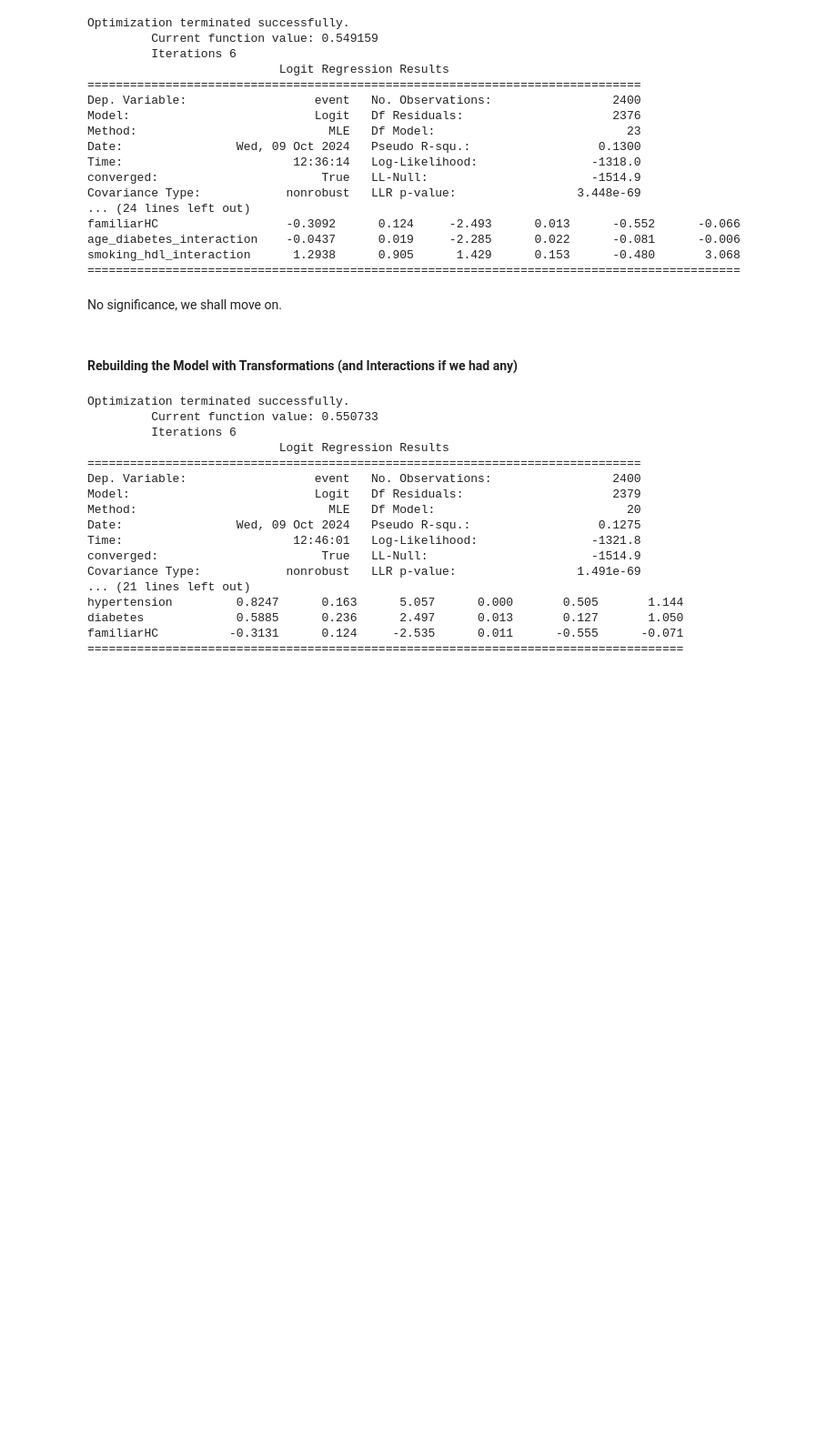
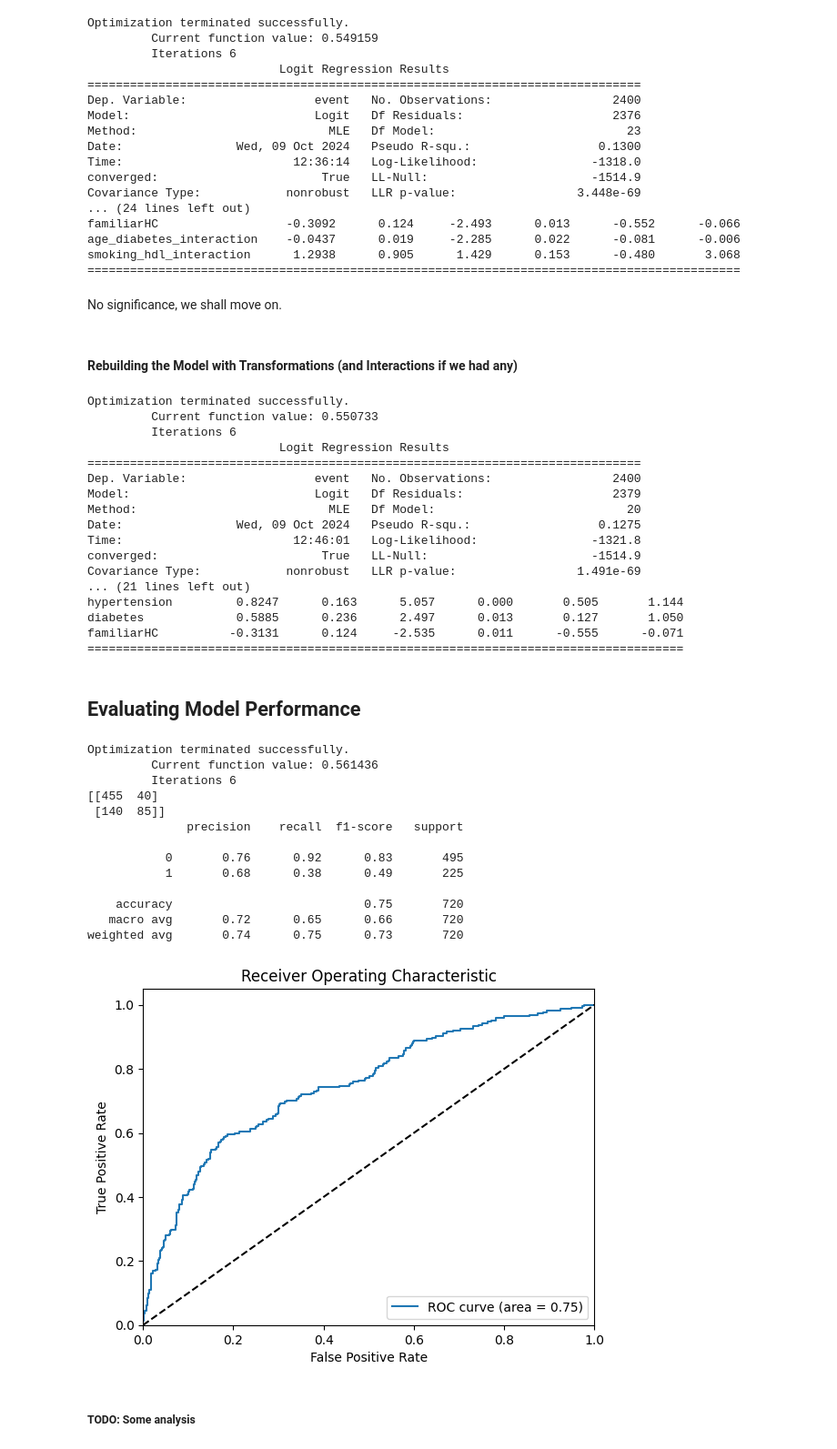
Before and after one commit to matiasto/Fundamentals-of-Data-Science-in-Medicine, a Jupyter notebook: week_2/main.ipynb, the cells around one changed output. Shown at 91% size. Cells and saved outputs as stored; diff of their text form; code cells hidden in the pictures; blank space fills up the shorter version.

Commit message:
feat: evaluating the model

```diff
--- a/week_2/main.ipynb
+++ b/week_2/main.ipynb
@@ -547,3 +547,61 @@ hypertension         0.8247      0.163      5.057      0.000       0.505       1
 diabetes             0.5885      0.236      2.497      0.013       0.127       1.050
 familiarHC          -0.3131      0.124     -2.535      0.011      -0.555      -0.071
 ====================================================================================
+# %% [markdown]
+## Evaluating Model Performance
+# %%
+from sklearn.model_selection import train_test_split
+from sklearn.metrics import roc_curve, auc, confusion_matrix, classification_report
+
+x = data_encoded[predictors].drop(columns=['event'])
+
+X_train, X_test, y_train, y_test = train_test_split(x, data_encoded['event'], test_size=0.3, random_state=42)
+
+model_final = sm.Logit(y_train, X_train)
+result_final = model_final.fit()
+
+# predict probabilities
+y_pred_prob = result_final.predict(X_test)
+
+# predict classes
+y_pred_class = [1 if x > 0.5 else 0 for x in y_pred_prob]
+
+# confusion matrix
+conf_matrix = confusion_matrix(y_test, y_pred_class)
+print(conf_matrix)
+
+# classification report
+class_report = classification_report(y_test, y_pred_class)
+print(class_report)
+
+# roc and auc
+fpr, tpr, thresholds = roc_curve(y_test, y_pred_prob)
+roc_auc = auc(fpr, tpr)
+
+plt.figure()
+plt.plot(fpr, tpr, label='ROC curve (area = %0.2f)' % roc_auc)
+plt.plot([0, 1], [0, 1], 'k--')  # Diagonal line
+plt.xlim([0.0, 1.0])
+plt.ylim([0.0, 1.05])
+plt.xlabel('False Positive Rate')
+plt.ylabel('True Positive Rate')
+plt.title('Receiver Operating Characteristic')
+plt.legend(loc="lower right")
+plt.show()
+# %% [output]
+Optimization terminated successfully.
+         Current function value: 0.561436
+         Iterations 6
+[[455  40]
+ [140  85]]
+              precision    recall  f1-score   support
+
+           0       0.76      0.92      0.83       495
+           1       0.68      0.38      0.49       225
+
+    accuracy                           0.75       720
+   macro avg       0.72      0.65      0.66       720
+weighted avg       0.74      0.75      0.73       720
+[figure, added]
+# %% [markdown]
+##### TODO: Some analysis
```
Also changed, not shown: parts of 1 cell of this notebook.
